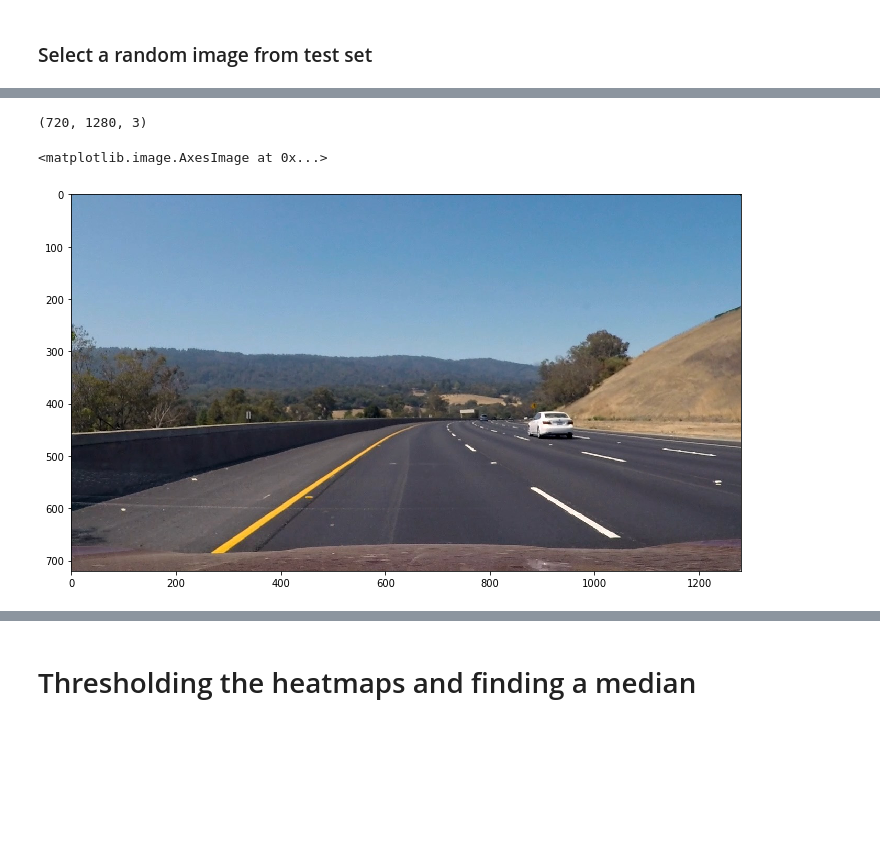
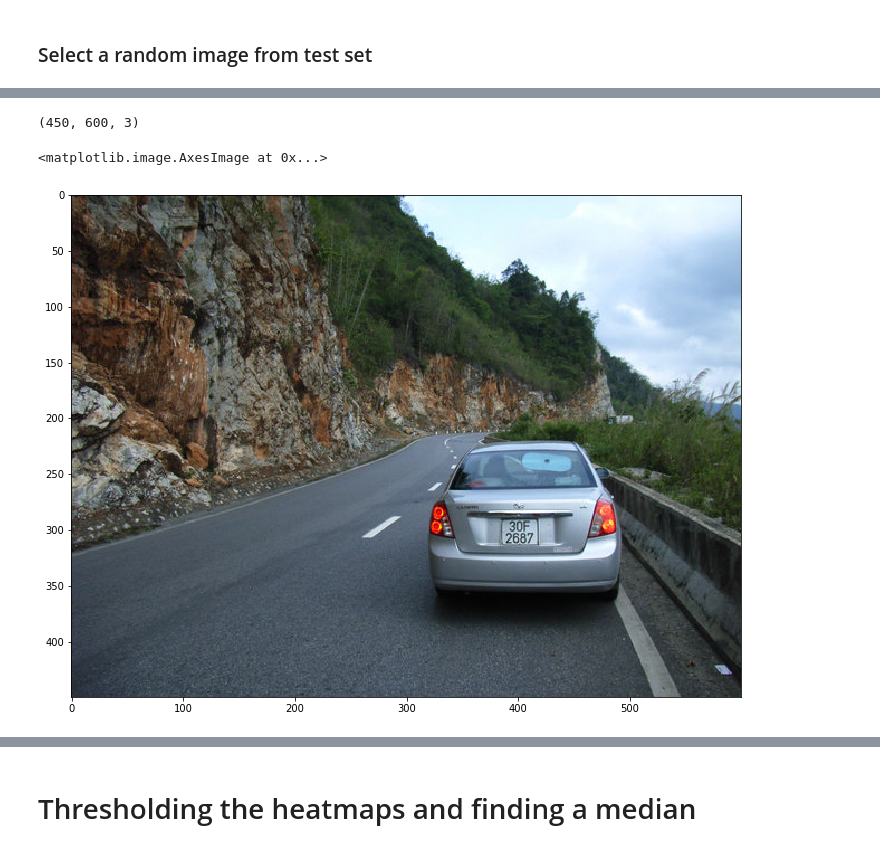
Before and after one commit to gusgad/vehicle-detection, a Jupyter notebook: vehicle_detection.ipynb, the cells around one changed output, grey strips where cells are left out. Cells and saved outputs as stored; diff of their text form; code cells hidden in the pictures; blank space fills up the shorter version.

```diff
--- a/vehicle_detection.ipynb
+++ b/vehicle_detection.ipynb
@@ -253,12 +253,12 @@ Ground-truth: CAR with value 1.0
 # %%
 # load a non test set image to check the network on
-img = skimage.io.imread('./data/sample.jpg')
+img = skimage.io.imread('./data/sample3.jpg')
 print(img.shape)
 
 fig = plt.figure(figsize=(12,20))
 plt.imshow(img)
 # %% [output]
-(720, 1280, 3)
+(450, 600, 3)
 <matplotlib.image.AxesImage at 0x...>
-[figure, old version]
+[figure, new version]
 # %%
```
Also changed, not shown: parts of 6 cells of this notebook, 1 other file.
